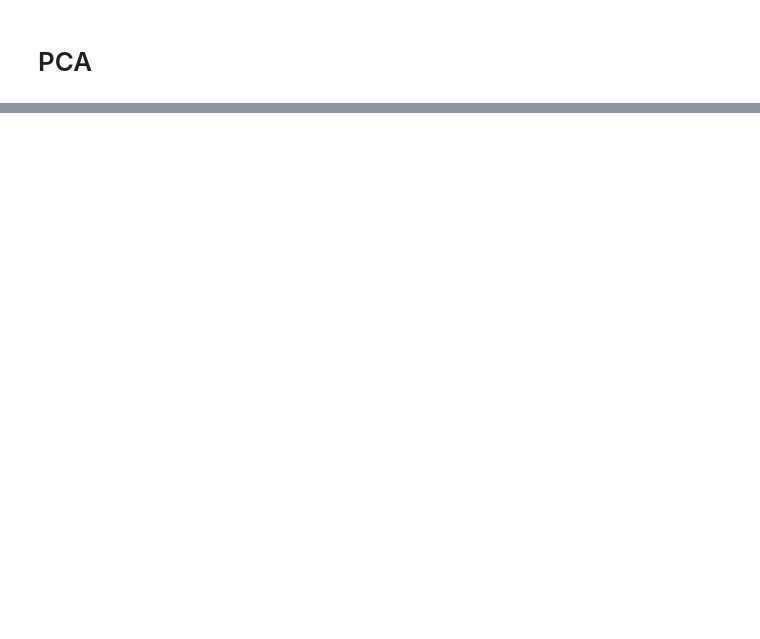
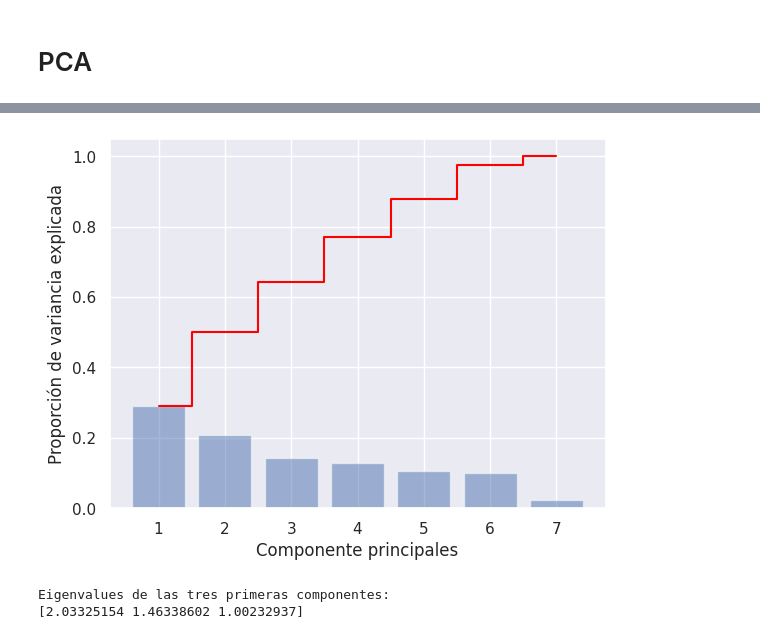
Before and after one commit to itssofiarce/MINERIA, a Jupyter notebook: tp1_2024/TP1_Mineria_Arce.ipynb, the cells around one changed output, grey strips where cells are left out. Saved outputs shown, nothing was run; the diff lists cells and outputs as text; code cells hidden in the pictures; blank space fills up the shorter version.

```diff
--- a/tp1_2024/TP1_Mineria_Arce.ipynb
+++ b/tp1_2024/TP1_Mineria_Arce.ipynb
@@ -225,0 +218,4 @@ std_data.describe()
+# %%
+pca = PCA(n_components=std_data.shape[1], random_state=0)
+
+pca_features = pca.fit_transform(std_data)
@@ -225,0 +289,21 @@ std_data.describe()
+# %%
+plt.bar(range(1,8), pca.explained_variance_ratio_,
+alpha=0.5,
+align='center')
+plt.step(range(1,8), np.cumsum(pca.explained_variance_ratio_),
+where='mid',
+color='red')
+plt.ylabel('Proporción de variancia explicada')
+plt.xlabel('Componente principales')
+plt.show()
+# %% [output]
+[figure, added]
+# %%
+# prompt: calcular los eigen values de las tres primeras componentes
+
+eigenvalues_top3 = pca.explained_variance_[:3]
+print("Eigenvalues de las tres primeras componentes:")
+print(eigenvalues_top3)
+# %% [output]
+Eigenvalues de las tres primeras componentes:
+[2.03325154 1.46338602 1.00232937]
```
Also changed, not shown: parts of 32 cells of this notebook.
